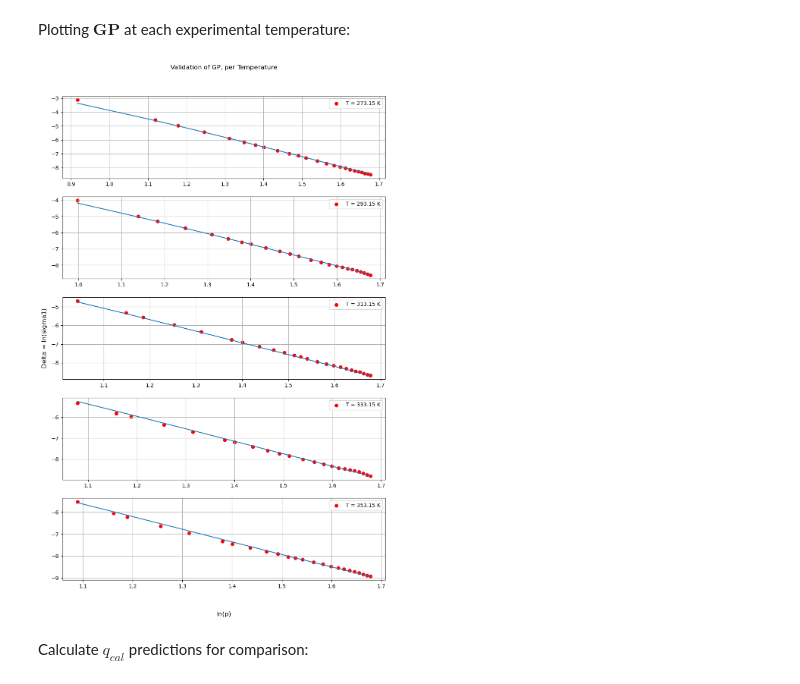
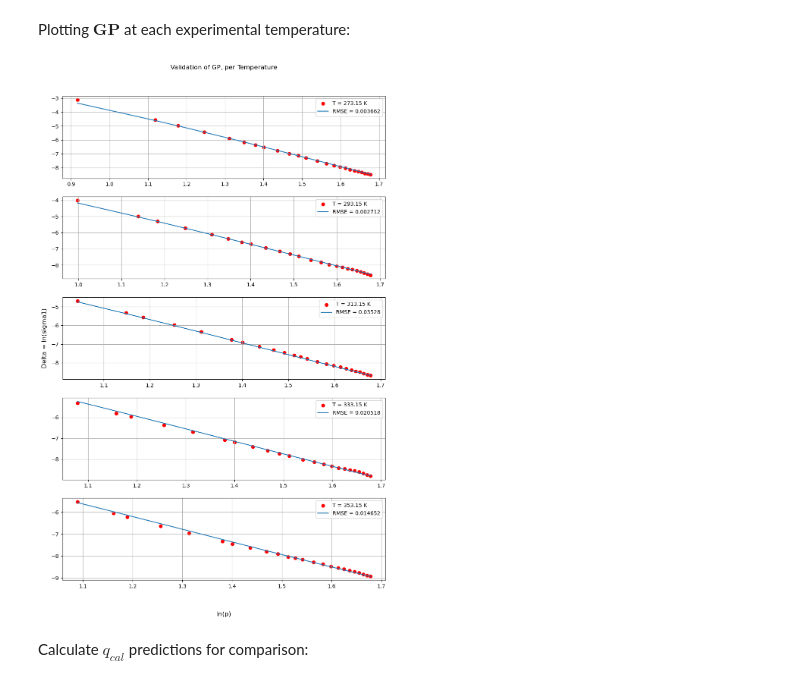
Before and after one commit to ESMS-Group-Public/FoKL-GPy, a Jupyter notebook: docs/_dev/langmuir_isotherm/langmuir_isotherm_with_GP__v2.ipynb, the cells around one changed output. Saved outputs shown, nothing was run; the diff lists cells and outputs as text; code cells hidden in the pictures.

```diff
--- a/docs/_dev/langmuir_isotherm/langmuir_isotherm_with_GP__v2.ipynb
+++ b/docs/_dev/langmuir_isotherm/langmuir_isotherm_with_GP__v2.ipynb
@@ -174,22 +175,22 @@ Plotting $\mathbf{GP}$ at each experimental temperature:
 # %%
 fig, axs = plt.subplots(n, figsize=(10, 15))
 offset = 0.075
 plt.subplots_adjust(left=offset, right=1-offset, bottom=offset, top=1-offset, hspace=3*offset)
 fig.suptitle('Validation of GP, per Temperature')
 fig.supxlabel('ln(p)')
 fig.supylabel('Delta = ln(sigma1)')
 for i in range(n):
     j, k = T_const[i], T_const[i + 1]
-    inputs_i, Delta_i = GP.inputs[j:k, :], GP.data[j:k]
+    inputs_i, data_i = GP.inputs[j:k, :], GP.data[j:k]
+    Delta_i, _, rmse_i = GP.coverage3(inputs=inputs_i, data=data_i)
     ln_p_i = inputs_i[:, 1]
 
-    axs[i].scatter(ln_p_i, Delta_i, color='r', label=f"T = {np.round(T[j], 2)} K")
-    axs[i].plot(ln_p_i, GP.evaluate(inputs_i))
-
+    axs[i].scatter(ln_p_i, data_i, color='r', label=f"T = {np.round(T[j], 2)} K")
+    axs[i].plot(ln_p_i, GP.evaluate(inputs_i), label=f"RMSE = {np.round(rmse_i, 6)}")
     axs[i].legend()
     axs[i].grid()
 # %% [output]
-[figure, old version]
+[figure, new version]
 # %% [markdown]
 Calculate $q_{cal}$ predictions for comparison:
 # %%
```
Also changed, not shown: parts of 8 cells of this notebook.
